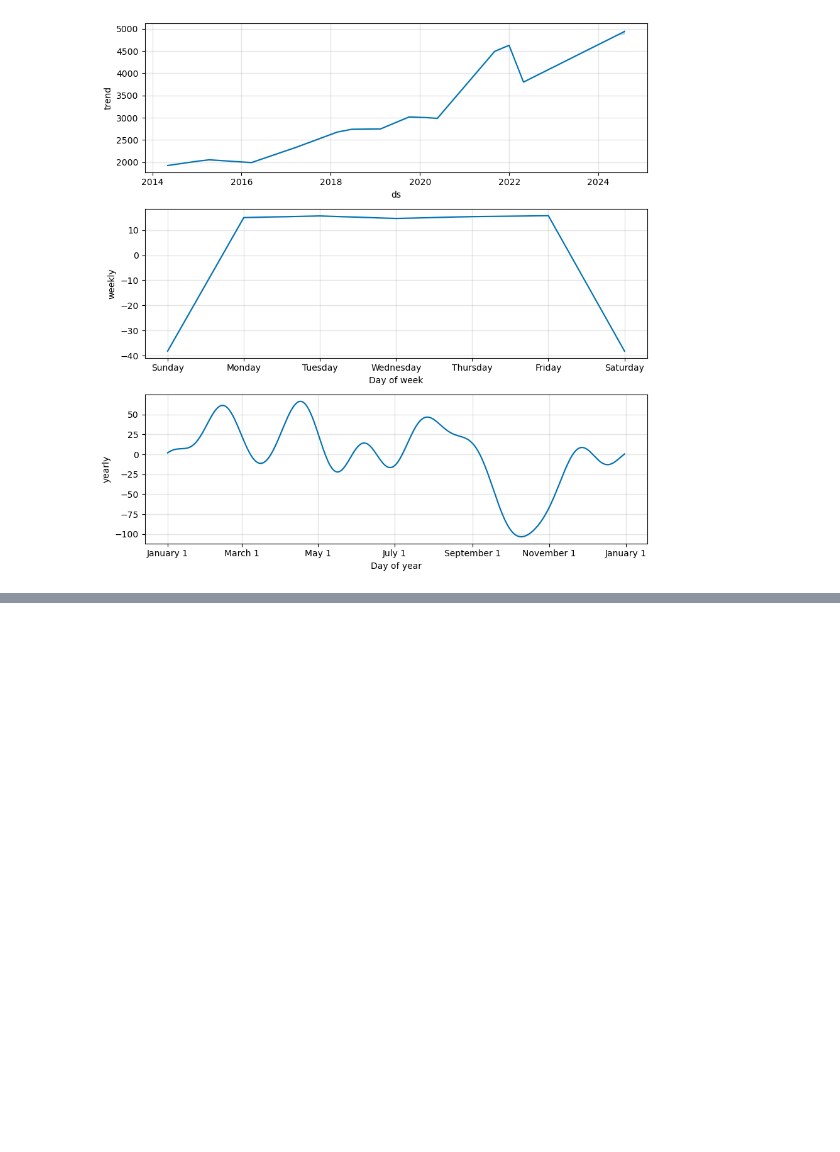
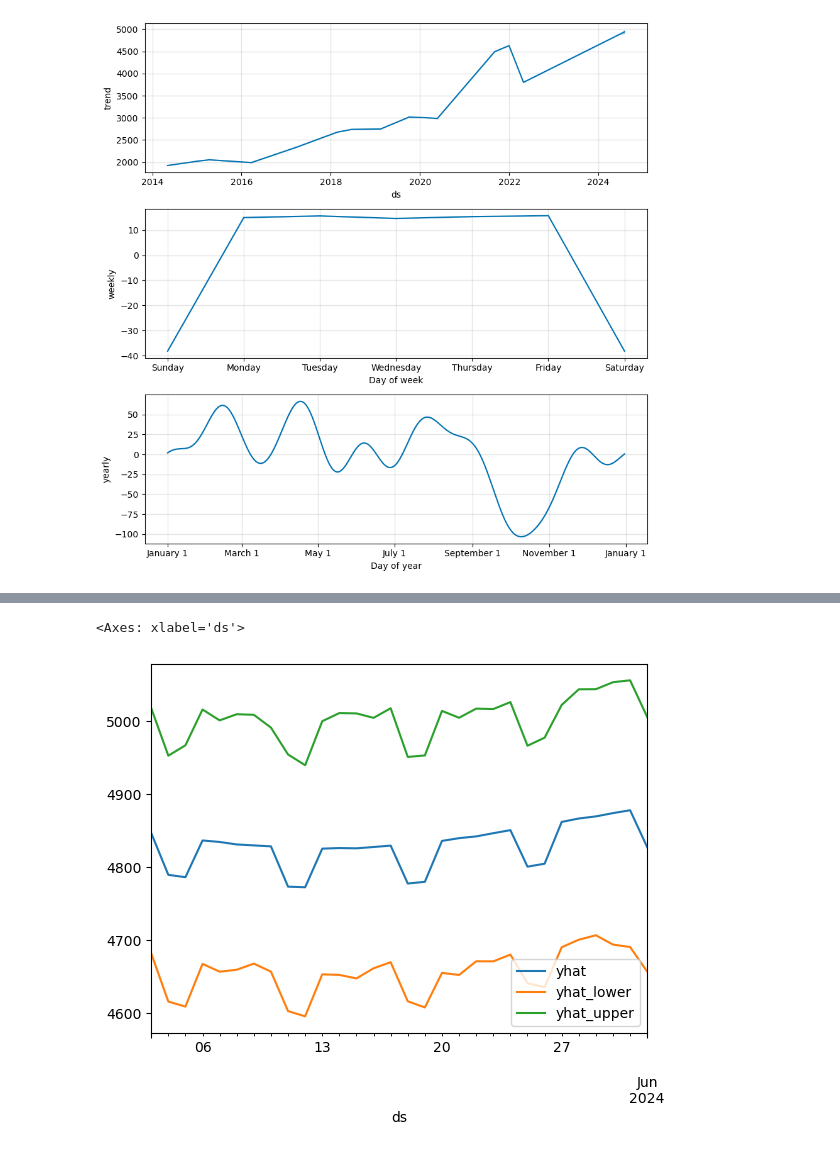
Before and after one commit to itaylor1645/project_1, a Jupyter notebook: stocks.ipynb, the cells around one changed output, grey strips where cells are left out. Saved outputs shown, nothing was run; the diff lists cells and outputs as text; code cells hidden in the pictures; blank space fills up the shorter version.

```diff
--- a/stocks.ipynb
+++ b/stocks.ipynb
@@ -609,3 +605,9 @@ sp500_forecast = sp500_forecast.reset_index()
 fig4 = sp500_model.plot_components(sp500_forecast)
 # %% [output]
 [figure]
+# %%
+# Set 'ds' column as the index
+sp500_forecast_indexed = sp500_forecast.set_index('ds')
+
+# Display forecasted data
+sp500_forecast_indexed[['yhat', 'yhat_lower', 'yhat_upper']].iloc[2530:2560]
@@ -611,0 +633,6 @@ fig4 = sp500_model.plot_components(sp500_forecast)
+# %%
+# Display forecasted data
+sp500_forecast_indexed[['yhat', 'yhat_lower', 'yhat_upper']].iloc[2530:2560].plot()
+# %% [output]
+<Axes: xlabel='ds'>
+[figure, added]
```
Also changed, not shown: parts of 9 cells of this notebook.
